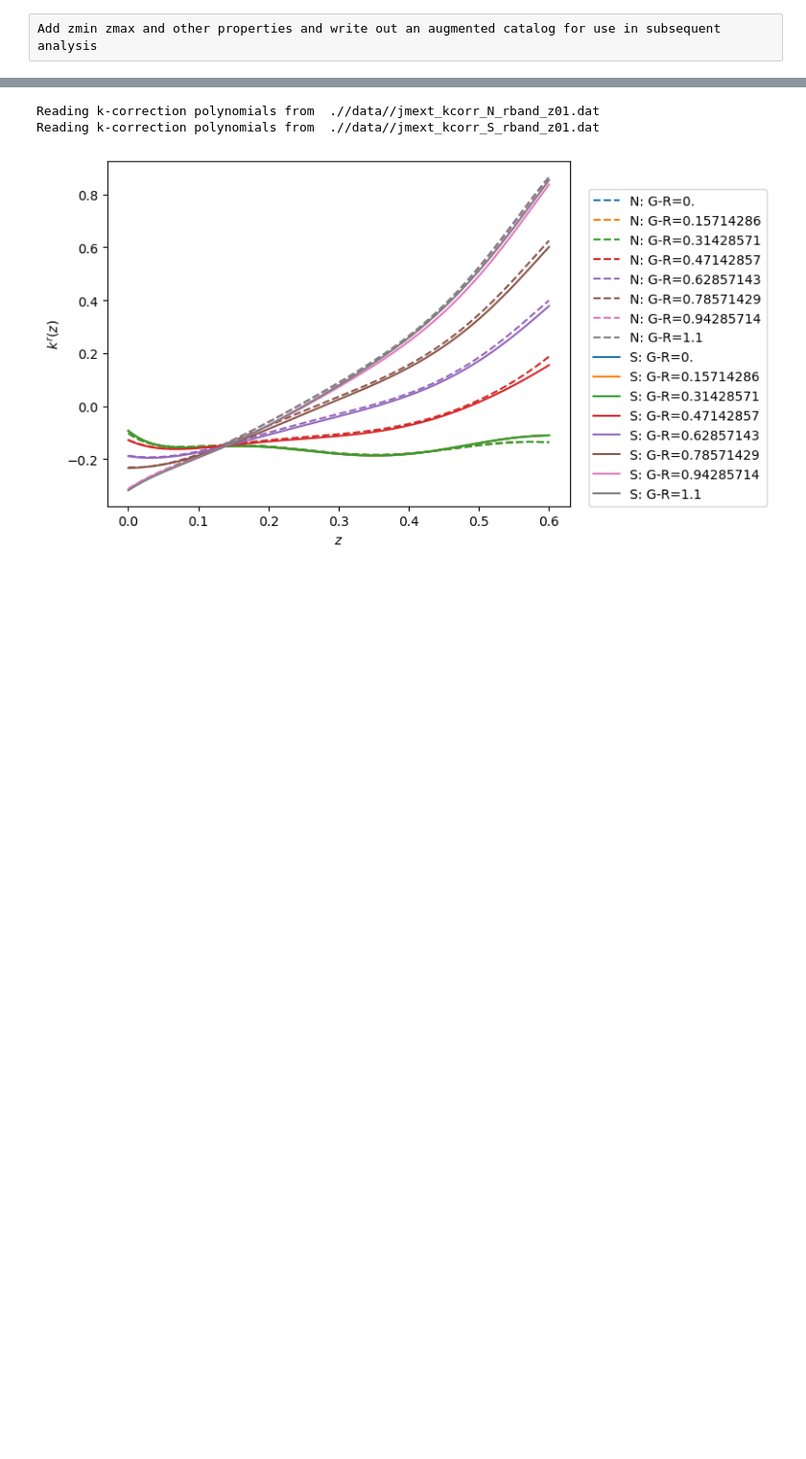
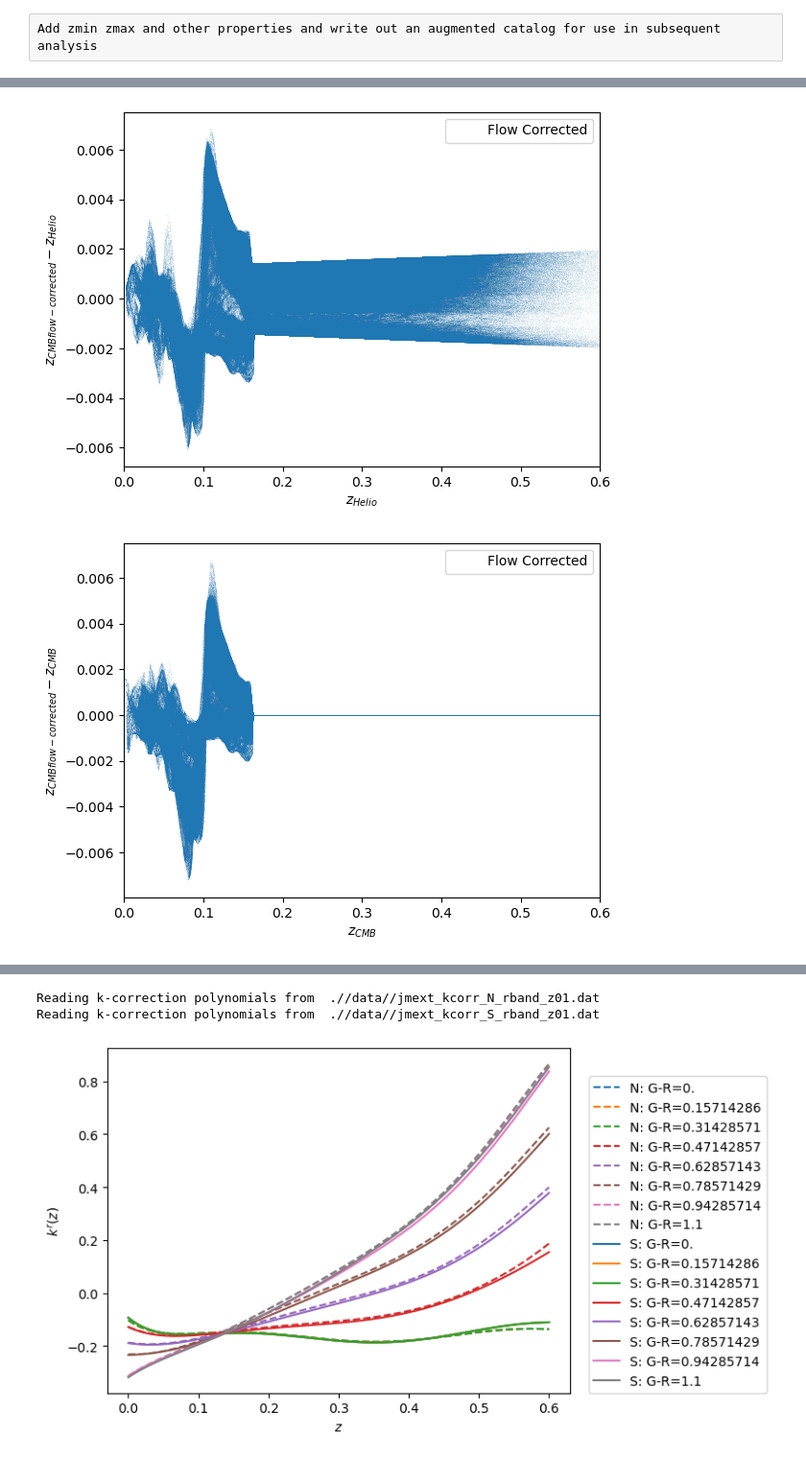
Before and after one commit to ShaunMCole/ShaunColeDESI, a Jupyter notebook: Augment_BGS_cat.ipynb, the cells around one changed output, grey strips where cells are left out. Shown at 96% size. Saved outputs shown, nothing was run; the diff lists cells and outputs as text; code cells hidden in the pictures; blank space fills up the shorter version.

```diff
--- a/Augment_BGS_cat.ipynb
+++ b/Augment_BGS_cat.ipynb
@@ -93,0 +124,33 @@ Statistics of the observed catalogue:
+# %%
+# Plots to compare different redshift definitions
+if UseCosmicRedshift & plot :
+    %config InlineBackend.figure_format = 'png'
+    # Difference between flow corrected zCMB and zHelio
+    plt.scatter(dat['ZHelio'],dat['Zcos']-dat['ZHelio'], marker='.',linewidths=0,s=0.25,alpha=0.2,label='Flow Corrected',rasterized=True)
+    plt.xlim([0.0,0.6])
+    #plt.ylim([0.0,0.6])
+    plt.ylabel('$z_{CMB flow-corrected}-z_{Helio}$')
+    plt.xlabel('$z_{Helio}$')
+    plt.legend()
+    plt.show()
+
+    # Difference between flow corrected zCMB and zCMB
+    plt.scatter(dat['ZCMB'],dat['Zcos']-dat['ZCMB'], marker='.',linewidths=0,s=0.25,alpha=0.2,label='Flow Corrected',rasterized=True)
+    plt.xlim([0.0,0.6])
+    #plt.ylim([0.0,0.6])
+    plt.ylabel('$z_{CMB flow-corrected}-z_{CMB}$')
+    plt.xlabel('$z_{CMB}$')
+    plt.legend()
+    plt.show()
+
+    # Difference between flow corrected zCMB and zLG
+    plt.scatter(dat['ZLG'],dat['Zcos']-dat['ZLG'], marker='.',linewidths=0,s=0.25,alpha=0.2,label='Flow Corrected',rasterized=True)
+    plt.xlim([0.0,0.6])
+    #plt.ylim([0.0,0.6])
+    plt.ylabel('$z_{CMB flow-corrected}-z_{LG}$')
+    plt.xlabel('$z_{LG}$')
+    plt.legend()
+    plt.show()
+# %% [output]
+[figure, added]
+[figure, added]
```
Also changed, not shown: parts of 36 cells of this notebook, 22 other files.
